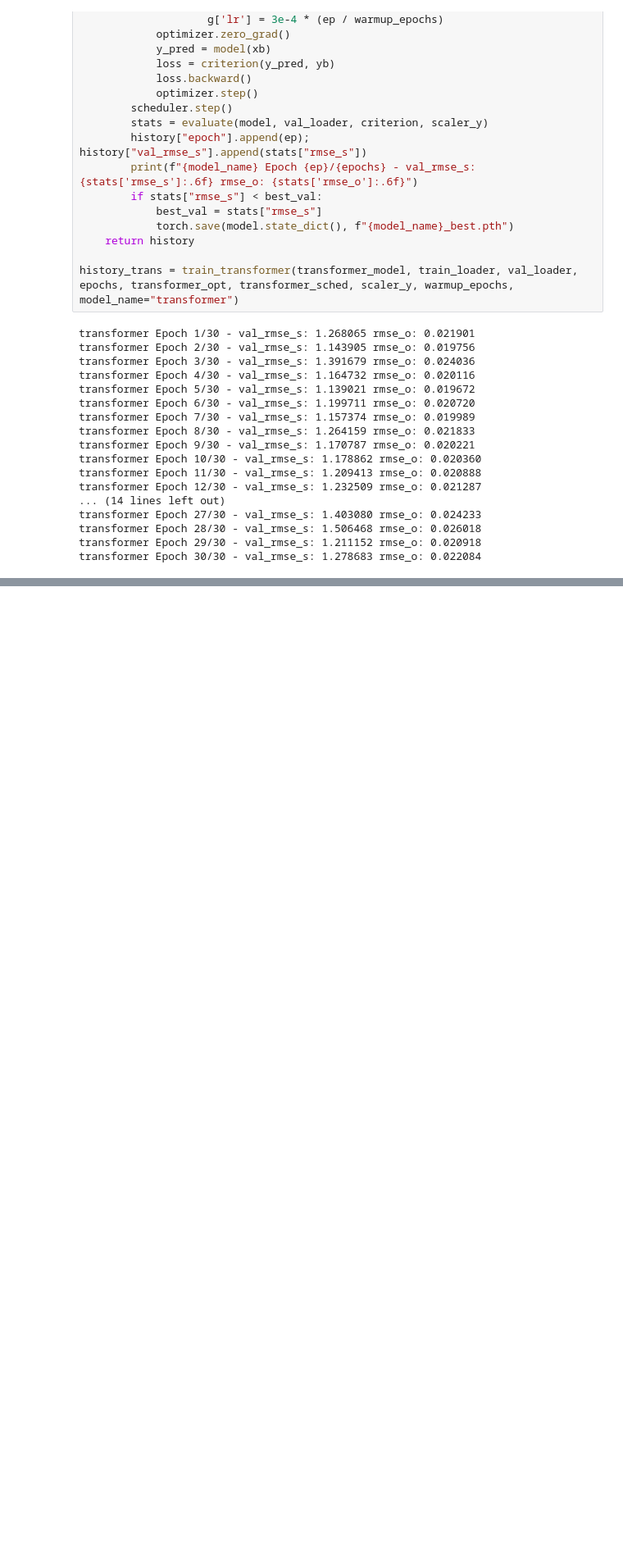
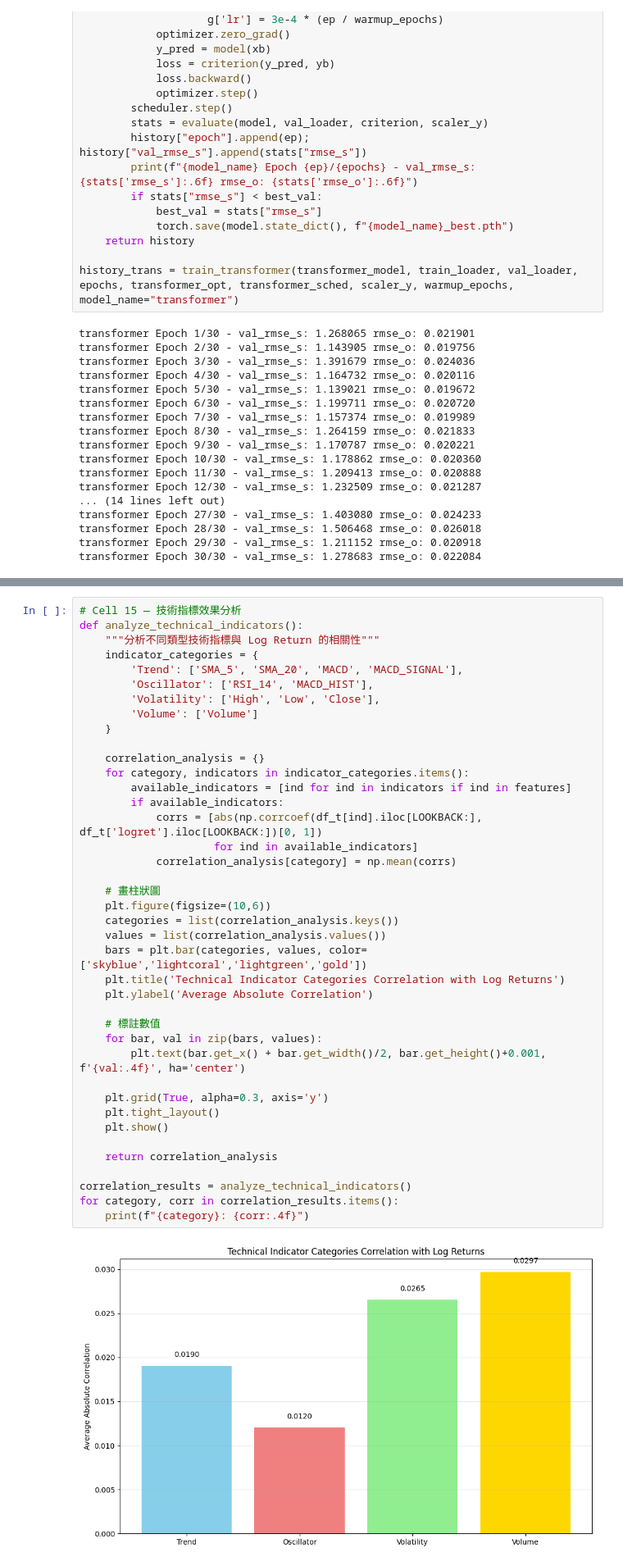
Before and after one commit to eevvvaa/Deep_Generative_Model-HW, a Jupyter notebook: 時間序列.ipynb, the cells around one changed output, grey strips where cells are left out. Shown: that part at 82% size. Saved outputs shown, nothing was run; the diff lists cells and outputs as text; blank space fills up the shorter version.

```diff
--- a/時間序列.ipynb
+++ b/時間序列.ipynb
@@ -550,0 +548,42 @@ print("請用此模板對四類指標分別做實驗 (A: trend, B: oscillator, C
+# %%
+# Cell 15 — 技術指標效果分析
+def analyze_technical_indicators():
+    """分析不同類型技術指標與 Log Return 的相關性"""
+    indicator_categories = {
+        'Trend': ['SMA_5', 'SMA_20', 'MACD', 'MACD_SIGNAL'],
+        'Oscillator': ['RSI_14', 'MACD_HIST'],
+        'Volatility': ['High', 'Low', 'Close'],
+        'Volume': ['Volume']
+    }
+
+    correlation_analysis = {}
+    for category, indicators in indicator_categories.items():
+        available_indicators = [ind for ind in indicators if ind in features]
+        if available_indicators:
+            corrs = [abs(np.corrcoef(df_t[ind].iloc[LOOKBACK:], df_t['logret'].iloc[LOOKBACK:])[0, 1])
+                     for ind in available_indicators]
+            correlation_analysis[category] = np.mean(corrs)
+
+    # 畫柱狀圖
+    plt.figure(figsize=(10,6))
+    categories = list(correlation_analysis.keys())
+    values = list(correlation_analysis.values())
+    bars = plt.bar(categories, values, color=['skyblue','lightcoral','lightgreen','gold'])
+    plt.title('Technical Indicator Categories Correlation with Log Returns')
+    plt.ylabel('Average Absolute Correlation')
+
+    # 標註數值
+    for bar, val in zip(bars, values):
+        plt.text(bar.get_x() + bar.get_width()/2, bar.get_height()+0.001, f'{val:.4f}', ha='center')
+
+    plt.grid(True, alpha=0.3, axis='y')
+    plt.tight_layout()
+    plt.show()
+
+    return correlation_analysis
+
+correlation_results = analyze_technical_indicators()
+for category, corr in correlation_results.items():
+    print(f"{category}: {corr:.4f}")
+# %% [output]
+[figure, added]
```
Also changed, not shown: parts of 11 cells of this notebook.
